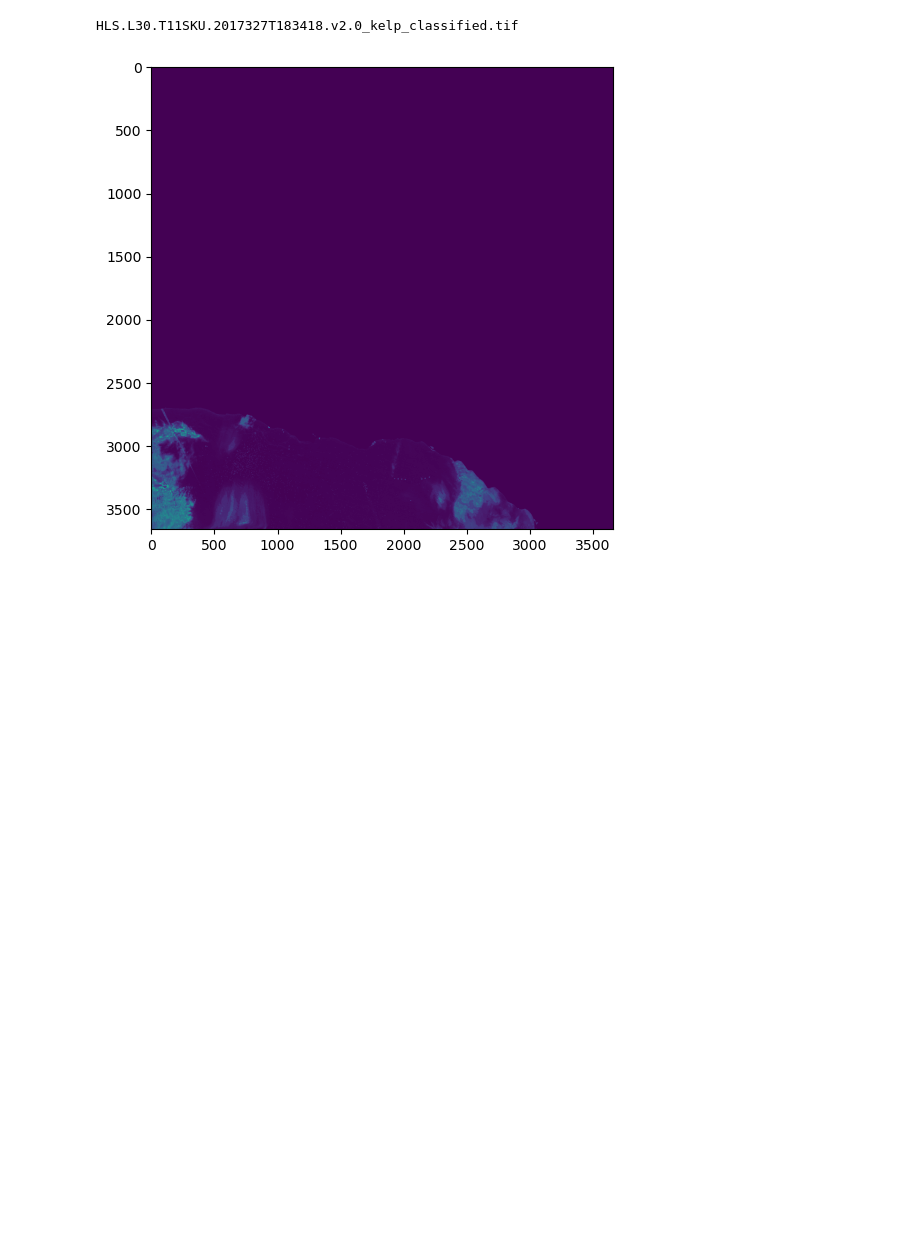
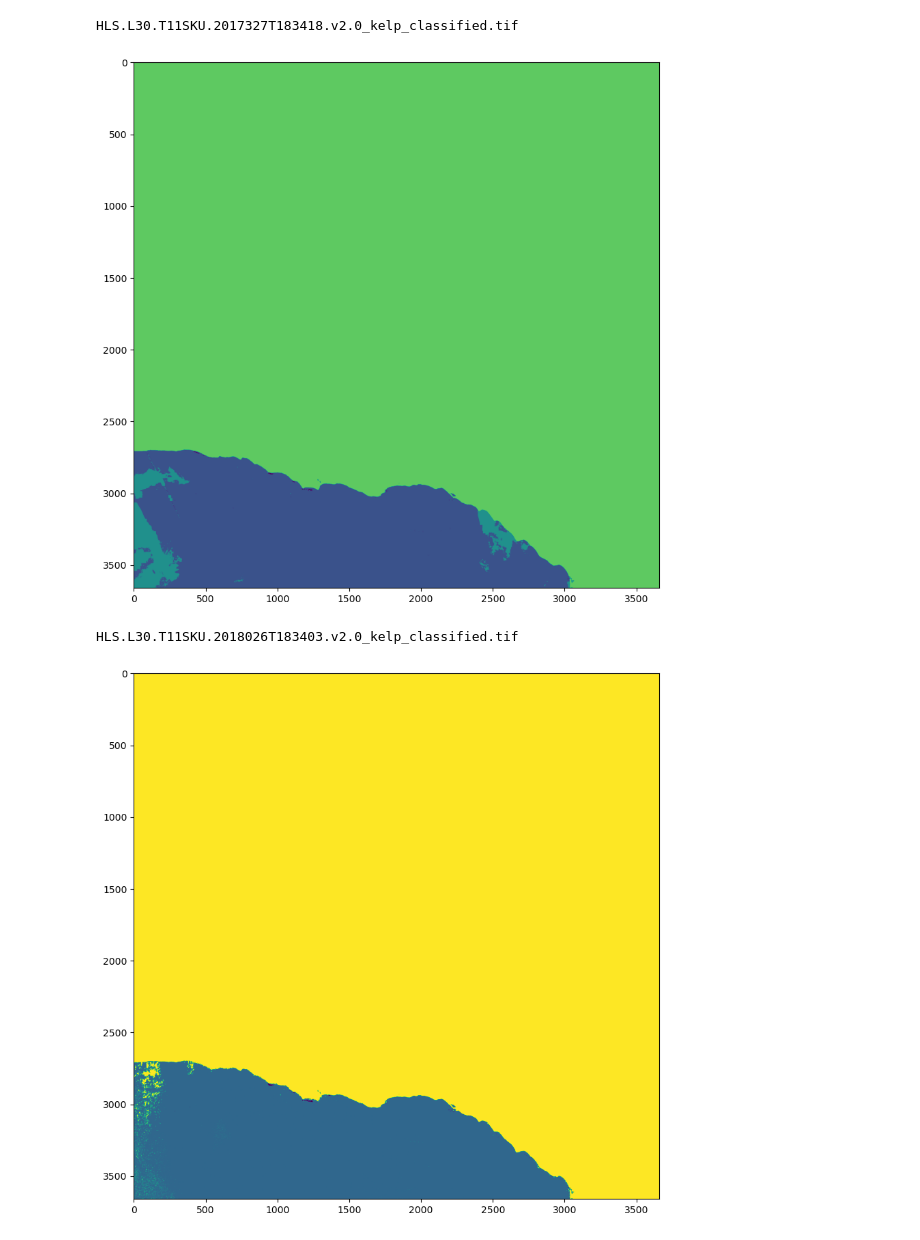
Before and after one commit to atticus-cummings/HLS_Kelp, a Jupyter notebook: view_img.ipynb, the cells around one changed output. Cells and saved outputs as stored; diff of their text form; code cells hidden in the pictures; blank space fills up the shorter version.

```diff
--- a/view_img.ipynb
+++ b/view_img.ipynb
@@ -32,24 +32,26 @@ response = requests.get(img_urls[0])
 img = Image.open(BytesIO(response.content))
 img.show()
 # %%
-path = r'C:\Users\attic\HLS_Kelp\imagery\rf_training_V2'
+path = r'/mnt/c/users/attic/hls_kelp/imagery/rf_training_V2/'
 files = os.listdir(path)
 training_data = []
 cmap = ListedColormap(['red', 'blue', 'green'])
 for i, file in enumerate(files):
     with rasterio.open(os.path.join(path, file)) as src:
-        training_img = src.read(6)
+        training_img = src.read(7)
         print(file)
-        plt.figure(figsize=(6, 6))
+        plt.figure(figsize=(10, 10))
         plt.imshow(training_img)
         plt.show()
 
 
 
 
 # plt.figure(figsize=(6, 6))
 # plt.imshow(training_img[6,:], cmap='gray')
 # plt.show()
 # %% [output]
 HLS.L30.T11SKU.2017327T183418.v2.0_kelp_classified.tif
-[figure, old version]
+[figure, new version]
+HLS.L30.T11SKU.2018026T183403.v2.0_kelp_classified.tif
+[figure, added]
```
Also changed, not shown: parts of 1 cell of this notebook, 2 other files.
